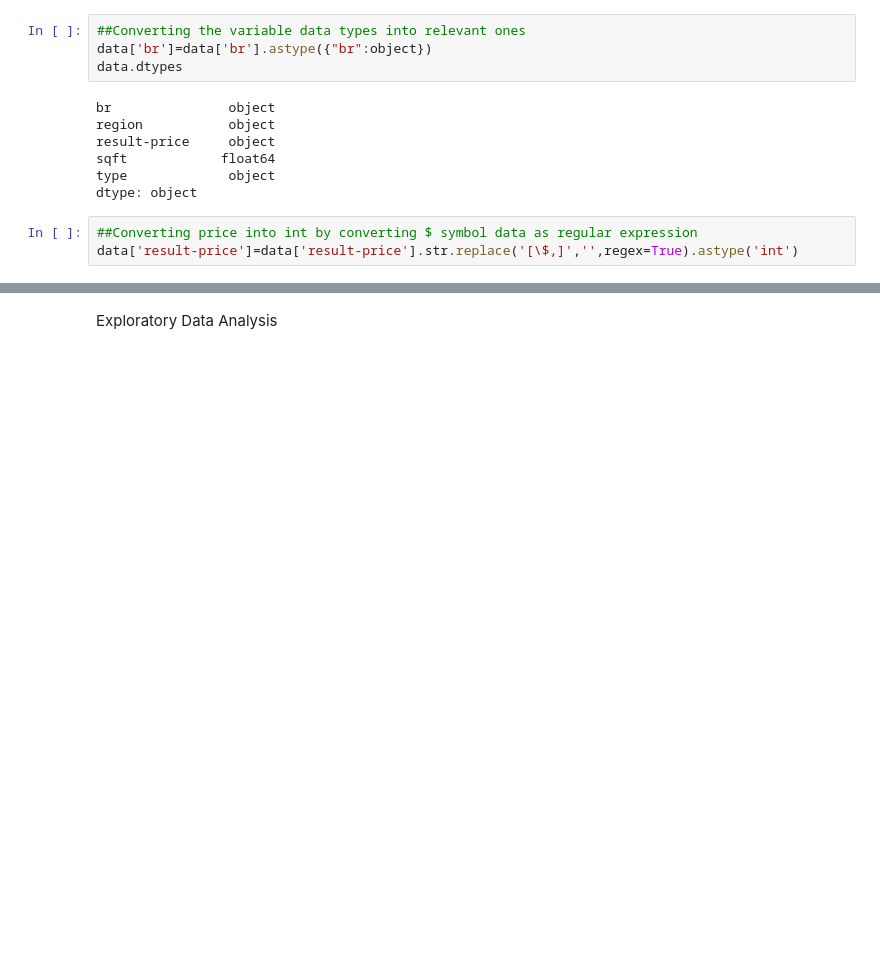
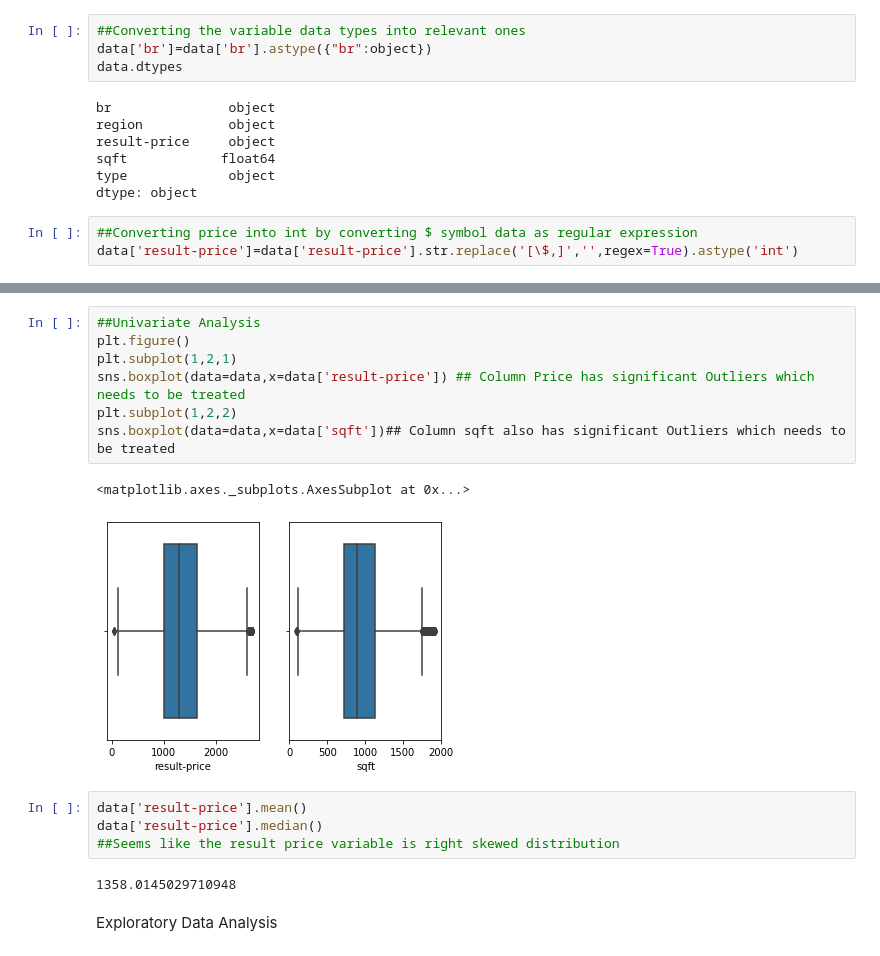
Before and after one commit to manthra16695/Code-360, a Jupyter notebook: House_Rent_Prediction.ipynb, the cells around one changed output, grey strips where cells are left out. Saved outputs shown, nothing was run; the diff lists cells and outputs as text; blank space fills up the shorter version.

```diff
--- a/House_Rent_Prediction.ipynb
+++ b/House_Rent_Prediction.ipynb
@@ -56,3 +116,19 @@ data['result-price']=data['result-price'].str.replace('[\$,]','',regex=True).ast
+# %%
+##Univariate Analysis
+plt.figure()
+plt.subplot(1,2,1)
+sns.boxplot(data=data,x=data['result-price']) ## Column Price has significant Outliers which needs to be treated
+plt.subplot(1,2,2)
+sns.boxplot(data=data,x=data['sqft'])## Column sqft also has significant Outliers which needs to be treated
+# %% [output]
+<matplotlib.axes._subplots.AxesSubplot at 0x...>
+[figure, added]
+# %%
+data['result-price'].mean()
+data['result-price'].median()
+##Seems like the result price variable is right skewed distribution
+# %% [output]
+1358.0145029710948
 # %% [markdown]
 Exploratory Data Analysis
 # %%
```
Also changed, not shown: parts of 10 cells of this notebook.
